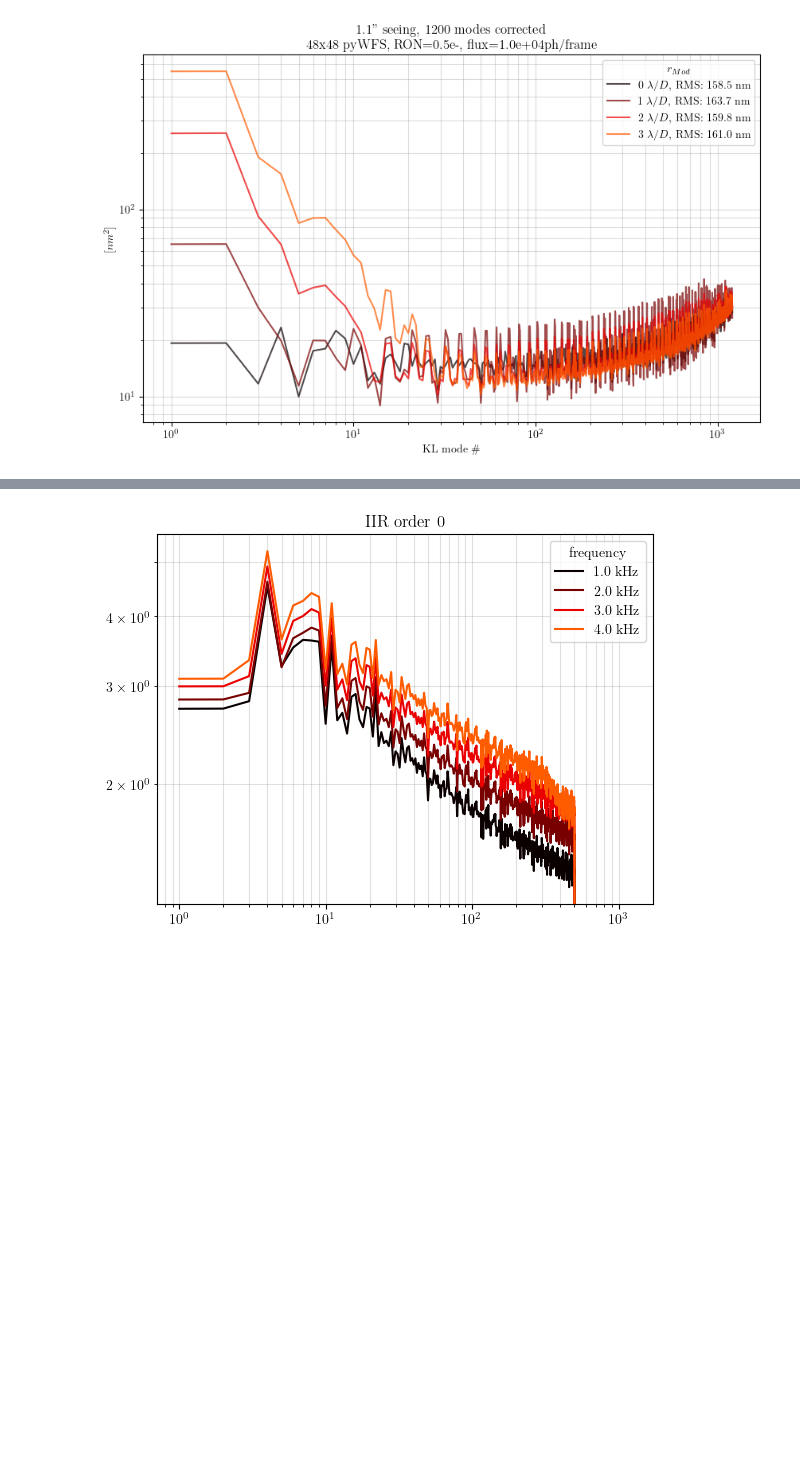
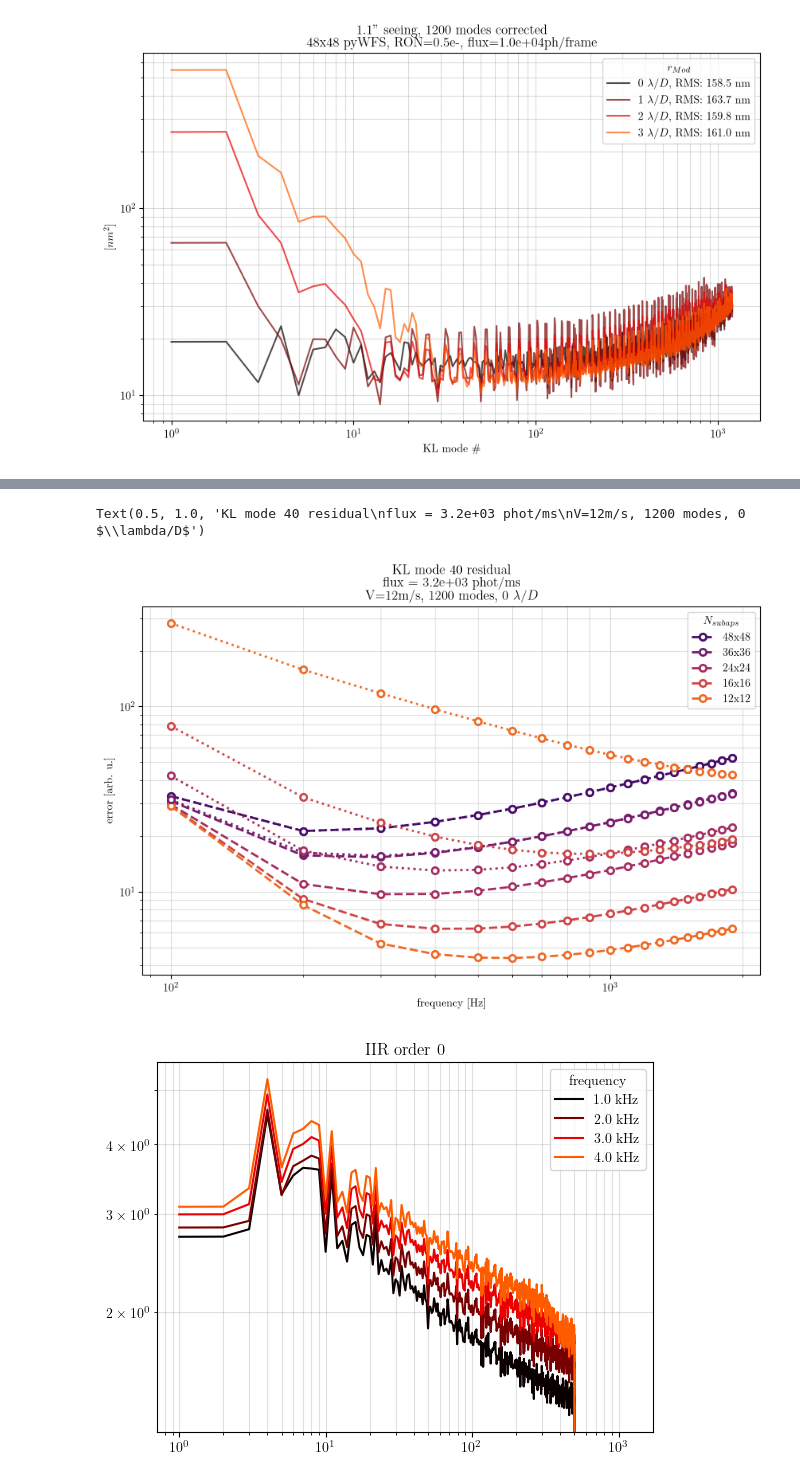
Before and after one commit to Menessao/SPECULA, a Jupyter notebook: config/RISTRETTO/errorBudgetPlots.ipynb, the cells around one changed output, grey strips where cells are left out. Drawn from its saved outputs; the diff is of its cells as text; code cells hidden in the pictures; blank space fills up the shorter version.

```diff
--- a/config/RISTRETTO/errorBudgetPlots.ipynb
+++ b/config/RISTRETTO/errorBudgetPlots.ipynb
@@ -559,3 +674,21 @@ Order 3:
+# %%
+flux_id = 1
+
+fmax = 2000
+
+plt.figure(figsize=(10,6))
+for i,n_subap in enumerate(n_subaps):
+    plt.loglog(freqs[freqs<fmax],resfs[0,flux_id,:,i][freqs<fmax],'o',c=f'C{i+1}',linestyle='--',
+            linewidth=2,markersize=6,markerfacecolor='white',
+            markeredgewidth=2, label=f'{n_subap}x{n_subap}')
+plt.legend(loc='best',title=r'$N_{subaps}$')
+plt.grid(which='both',alpha=0.4)
+plt.xlabel('frequency [Hz]')
+plt.ylabel('error [arb. u.]')
+plt.title(f'KL mode {idx} residual\nflux = {fluxes[flux_id]*1e-3:1.1e} phot/ms\nV={VoverD*D:1.0f}m/s, {Nmodes} modes, {rMod} '+r'$\lambda/D$')
+# %% [output]
+Text(0.5, 1.0, 'KL mode 40 residual\nflux = 3.2e+03 phot/ms\nV=12m/s, 1200 modes, 0 $\\lambda/D$')
+[figure, added]
 # %%
 freqs = np.array([1,2,3,4,5])*1e+3
 
```
Also changed, not shown: parts of 10 cells of this notebook, 5 other files.
